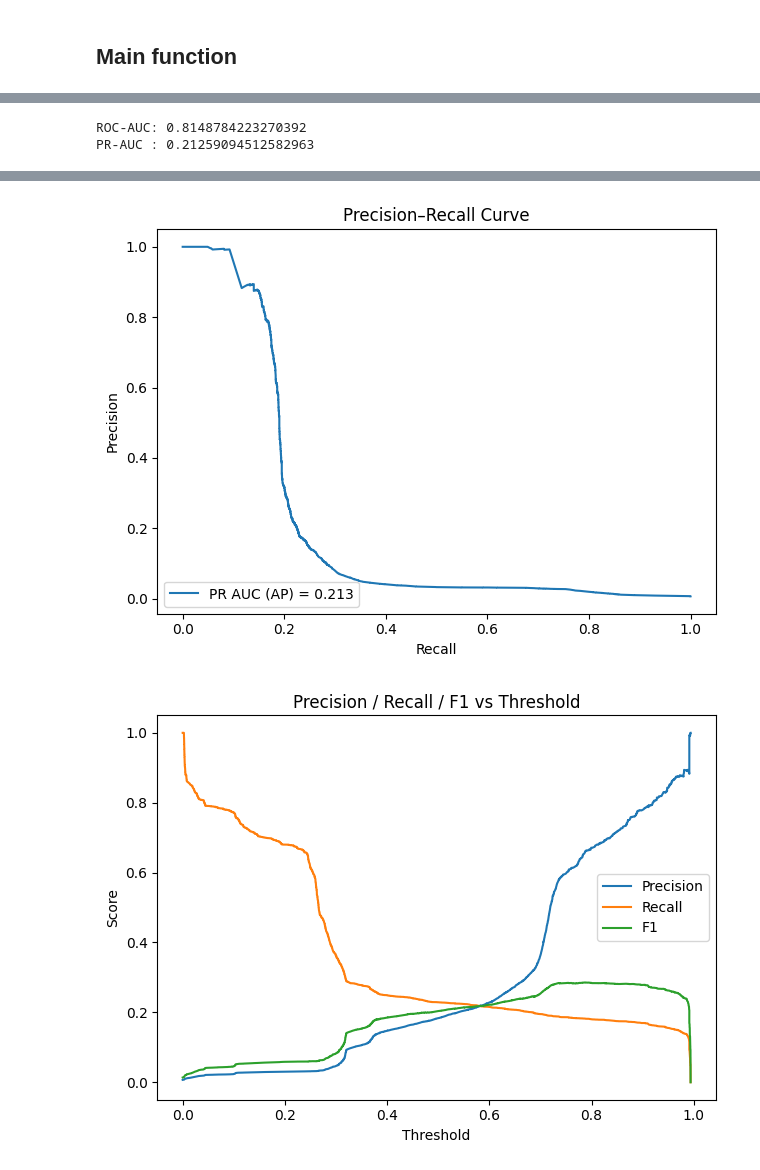
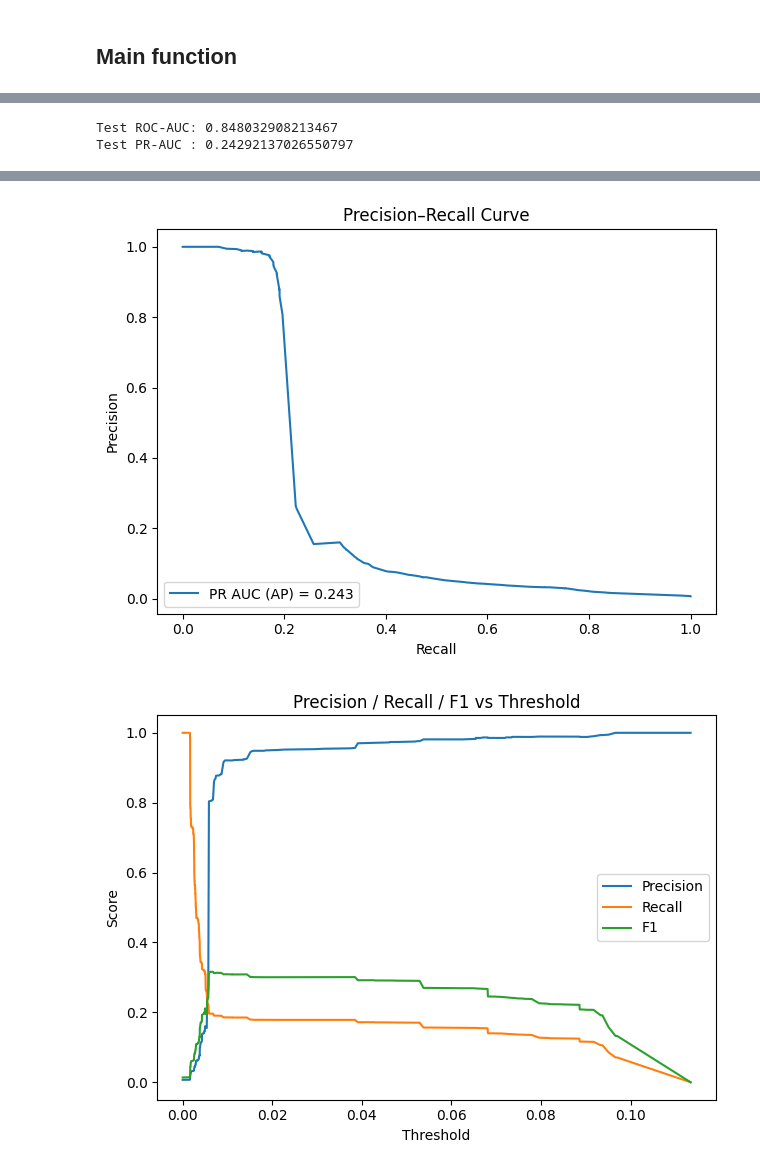
Before and after one commit to jl5045/DSA4263, a Jupyter notebook: notebooks/network_feature_engineering.ipynb, the cells around one changed output, grey strips where cells are left out. Cells and saved outputs as stored; diff of their text form; code cells hidden in the pictures.

Commit message:
use XGBoost for model3, added hyperparameter & threshold tuning

```diff
--- a/notebooks/network_feature_engineering.ipynb
+++ b/notebooks/network_feature_engineering.ipynb
@@ -153,9 +166,9 @@ def build_feature_table(df_raw: pd.DataFrame,
 
 Full dataset consists 31 days of data, with about 3 days of data in val and test. We arbitrarily set block_size to 12 and window_size to 48.
 # %%
-df_train = pd.read_csv('data/splits/train.csv')
-df_val = pd.read_csv('data/splits/val.csv')
-df_test = pd.read_csv('data/splits/test.csv')
+df_train = pd.read_csv('../data/splits/train.csv')
+df_val = pd.read_csv('../data/splits/val.csv')
+df_test = pd.read_csv('../data/splits/test.csv')
 
 Xtrain, ytrain, metatrain = build_feature_table(df_train, block_size=6, window_size=48)
 Xval, yval, metaval = build_feature_table(df_val, block_size=6, window_size=48)
@@ -185,0 +246,15 @@ RandomForestClassifier(class_weight='balanced', min_samples_leaf=2,
+# %%
+# # Best model from Randomized Search
+best_model_info = df_results.iloc[0]
+best_model_info = best_model_info.to_dict()
+best_model_info = {k: int(v) if isinstance(v, float) and v.is_integer() else v
+               for k, v in best_model_info.items()}
+
+print("=== Best Model from Random Search Hyperparameter Tuning ===")
+for k, v in best_model_info.items():
+    print(f"{k:<20}: {v}")
+
+# remove metrics from best_model_info to get only parameters
+best_model_info.pop("auc", None)
+best_model_info.pop("pr_auc", None)
+best_params = best_model_info
@@ -185,0 +322,13 @@ RandomForestClassifier(class_weight='balanced', min_samples_leaf=2,
+# %%
+Xtrain_full = pd.concat([Xtrain, Xval])
+ytrain_full = pd.concat([ytrain, yval])
+
+# Final model using tuned parameters
+best_xgb = XGBClassifier(
+    **best_params,
+    random_state=42,
+    n_jobs=-1,
+    eval_metric="auc"
+)
+
+best_xgb.fit(Xtrain_full, ytrain_full)
@@ -186,7 +347,7 @@ RandomForestClassifier(class_weight='balanced', min_samples_leaf=2,
 # %%
-proba = clf.predict_proba(Xtest)[:,1]
-print("ROC-AUC:", roc_auc_score(ytest, proba))
-print("PR-AUC :", average_precision_score(ytest, proba))
+proba = best_xgb.predict_proba(Xtest)[:,1]
+print("Test ROC-AUC:", roc_auc_score(ytest, proba))
+print("Test PR-AUC :", average_precision_score(ytest, proba))
 
 y_true = ytest.astype(int)
 y_score = proba
@@ -230,5 +391,5 @@ plt.legend()
 plt.tight_layout()
 plt.show()
 # %% [output]
-ROC-AUC: 0.8148784223270392
-PR-AUC : 0.21259094512582963
+Test ROC-AUC: 0.848032908213467
+Test PR-AUC : 0.24292137026550797
@@ -236,2 +397,2 @@ PR-AUC : 0.21259094512582963
-[figure, old version]
+[figure, new version]
-[figure, old version]
+[figure, new version]
```
Also changed, not shown: parts of 15 cells of this notebook.
